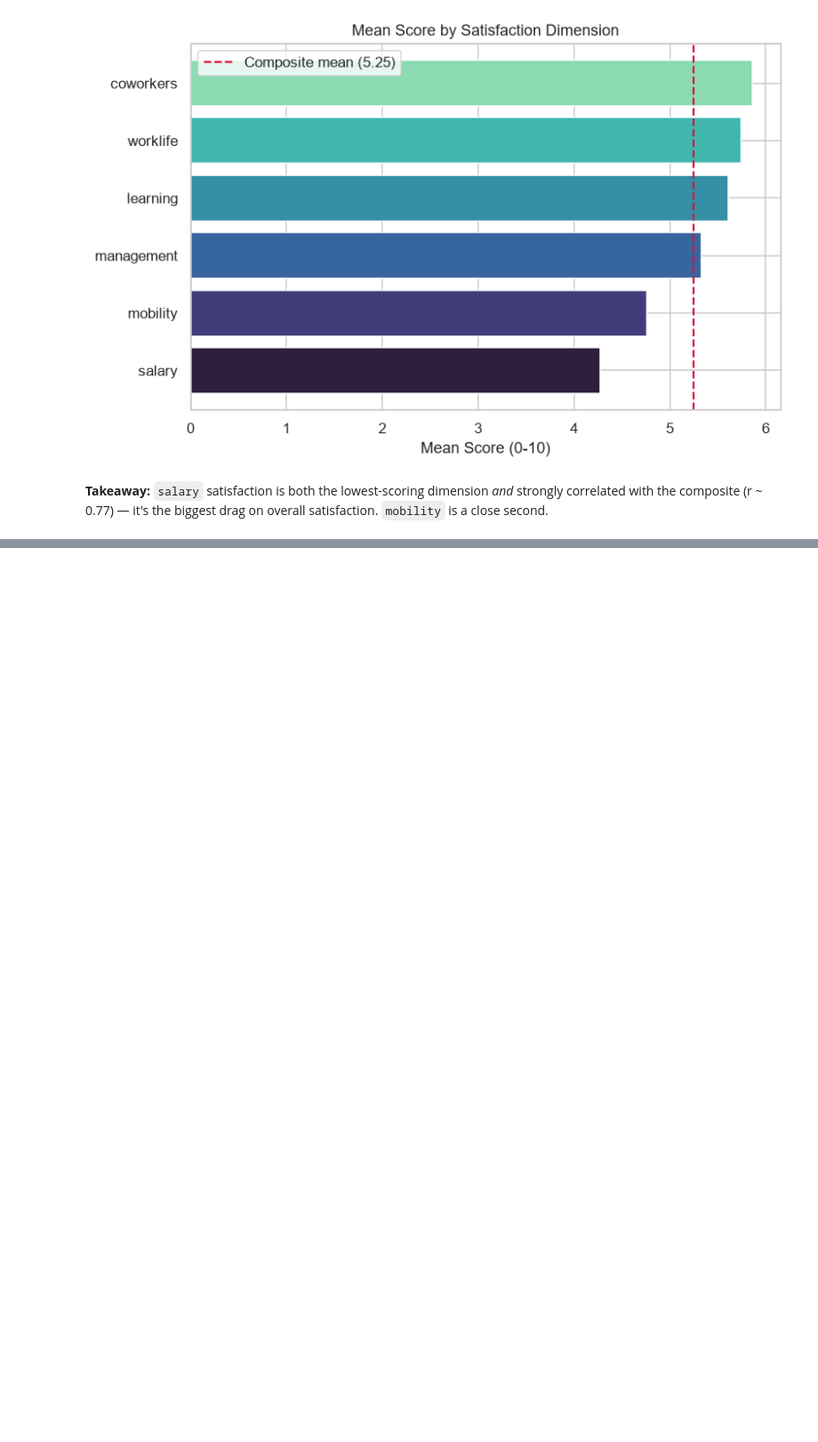
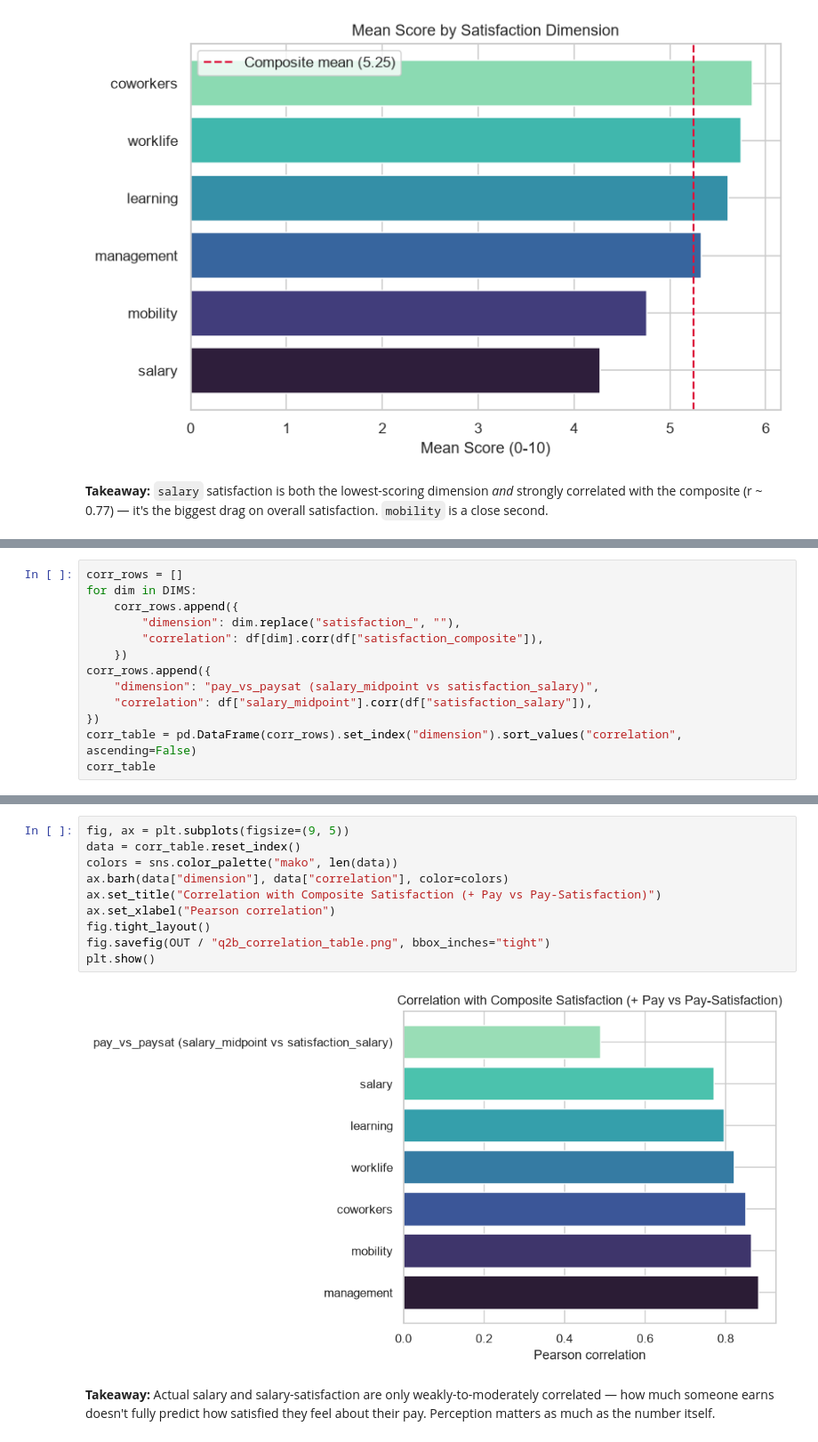
Before and after one commit to ANDREMUGEMA/Professional_data_survey_py_analysis, a Jupyter notebook: q2_satisfaction_dimension_drag.ipynb, the cells around one changed output, grey strips where cells are left out. Shown at 89% size. Cells and saved outputs as stored; diff of their text form; blank space fills up the shorter version.

```diff
--- a/q2_satisfaction_dimension_drag.ipynb
+++ b/q2_satisfaction_dimension_drag.ipynb
@@ -79,0 +150,13 @@ plt.show()
+# %%
+corr_rows = []
+for dim in DIMS:
+    corr_rows.append({
+        "dimension": dim.replace("satisfaction_", ""),
+        "correlation": df[dim].corr(df["satisfaction_composite"]),
+    })
+corr_rows.append({
+    "dimension": "pay_vs_paysat (salary_midpoint vs satisfaction_salary)",
+    "correlation": df["salary_midpoint"].corr(df["satisfaction_salary"]),
+})
+corr_table = pd.DataFrame(corr_rows).set_index("dimension").sort_values("correlation", ascending=False)
+corr_table
@@ -79,0 +173,14 @@ plt.show()
+# %%
+fig, ax = plt.subplots(figsize=(9, 5))
+data = corr_table.reset_index()
+colors = sns.color_palette("mako", len(data))
+ax.barh(data["dimension"], data["correlation"], color=colors)
+ax.set_title("Correlation with Composite Satisfaction (+ Pay vs Pay-Satisfaction)")
+ax.set_xlabel("Pearson correlation")
+fig.tight_layout()
+fig.savefig(OUT / "q2b_correlation_table.png", bbox_inches="tight")
+plt.show()
+# %% [output]
+[figure, added]
+# %% [markdown]
+**Takeaway:** Actual salary and salary-satisfaction are only weakly-to-moderately correlated — how much someone earns doesn't fully predict how satisfied they feel about their pay. Perception matters as much as the number itself.
```
Also changed, not shown: parts of 7 cells of this notebook, 20 other files.
